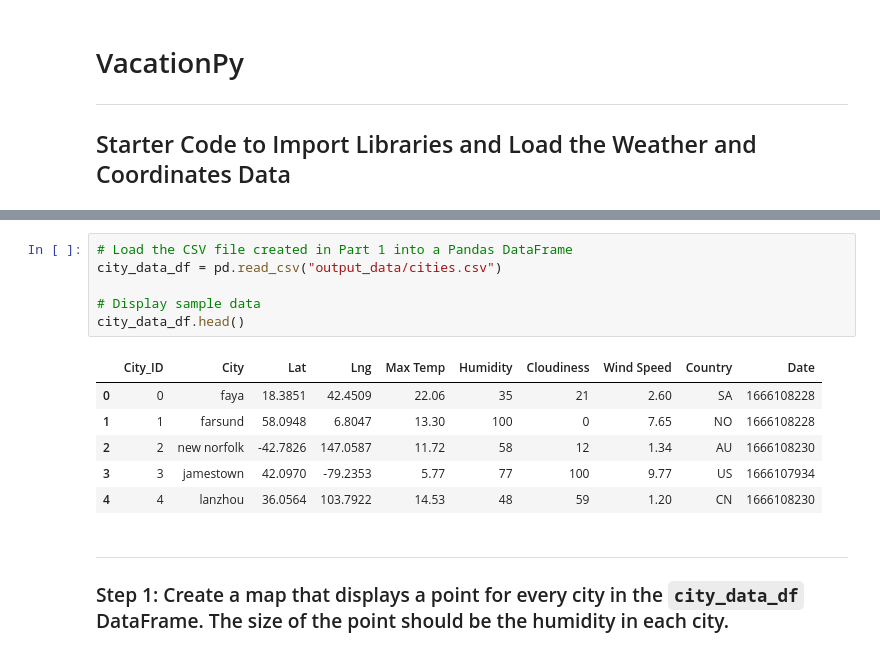
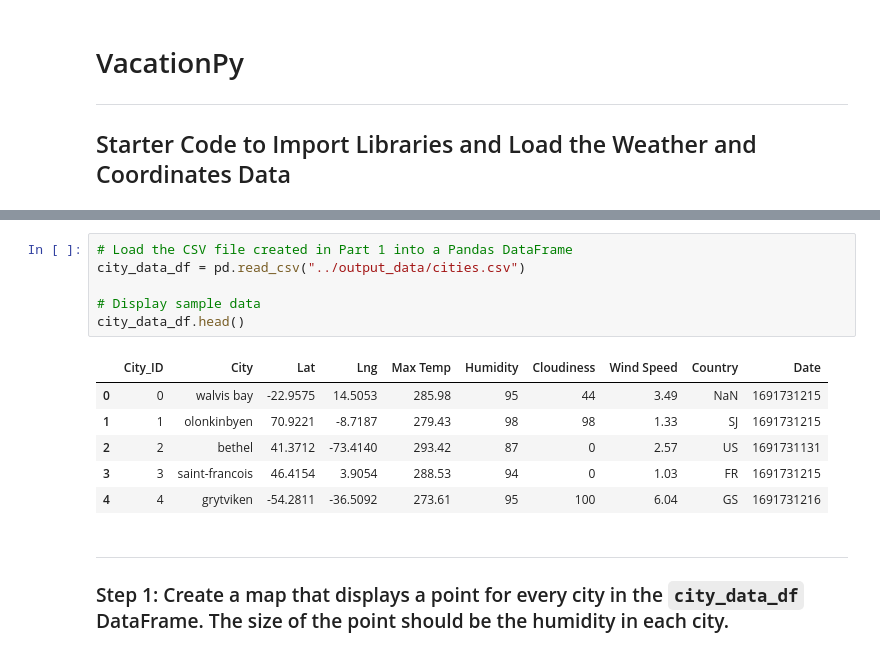
Before and after one commit to ReiannaLiu/python-api-challenge, a Jupyter notebook: VacationPy/VacationPy.ipynb, the cells around one changed output, grey strips where cells are left out. Cells and saved outputs as stored; diff of their text form.

```diff
--- a/VacationPy/VacationPy.ipynb
+++ b/VacationPy/VacationPy.ipynb
@@ -18,16 +17,16 @@ ModuleNotFoundError: No module named 'api_keys'
 # %%
 # Load the CSV file created in Part 1 into a Pandas DataFrame
-city_data_df = pd.read_csv("output_data/cities.csv")
+city_data_df = pd.read_csv("../output_data/cities.csv")
 
 # Display sample data
 city_data_df.head()
 # %% [output]
 |  | City_ID | City | Lat | Lng | Max Temp | Humidity | Cloudiness | Wind Speed | Country | Date |
-| 0 | 0 | faya | 18.3851 | 42.4509 | 22.06 | 35 | 21 | 2.60 | SA | 1666108228 |
-| 1 | 1 | farsund | 58.0948 | 6.8047 | 13.30 | 100 | 0 | 7.65 | NO | 1666108228 |
-| 2 | 2 | new norfolk | -42.7826 | 147.0587 | 11.72 | 58 | 12 | 1.34 | AU | 1666108230 |
-| 3 | 3 | jamestown | 42.0970 | -79.2353 | 5.77 | 77 | 100 | 9.77 | US | 1666107934 |
-| 4 | 4 | lanzhou | 36.0564 | 103.7922 | 14.53 | 48 | 59 | 1.20 | CN | 1666108230 |
+| 0 | 0 | walvis bay | -22.9575 | 14.5053 | 285.98 | 95 | 44 | 3.49 | NaN | 1691731215 |
+| 1 | 1 | olonkinbyen | 70.9221 | -8.7187 | 279.43 | 98 | 98 | 1.33 | SJ | 1691731215 |
+| 2 | 2 | bethel | 41.3712 | -73.4140 | 293.42 | 87 | 0 | 2.57 | US | 1691731131 |
+| 3 | 3 | saint-francois | 46.4154 | 3.9054 | 288.53 | 94 | 0 | 1.03 | FR | 1691731215 |
+| 4 | 4 | grytviken | -54.2811 | -36.5092 | 273.61 | 95 | 100 | 6.04 | GS | 1691731216 |
 # %% [markdown]
 ---
 
```
Also changed, not shown: parts of 8 cells of this notebook, 2 other files.
